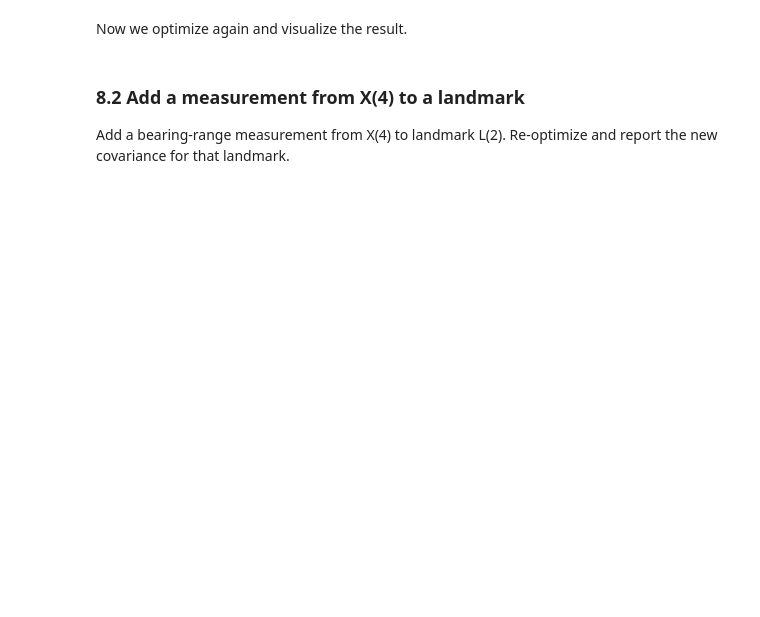
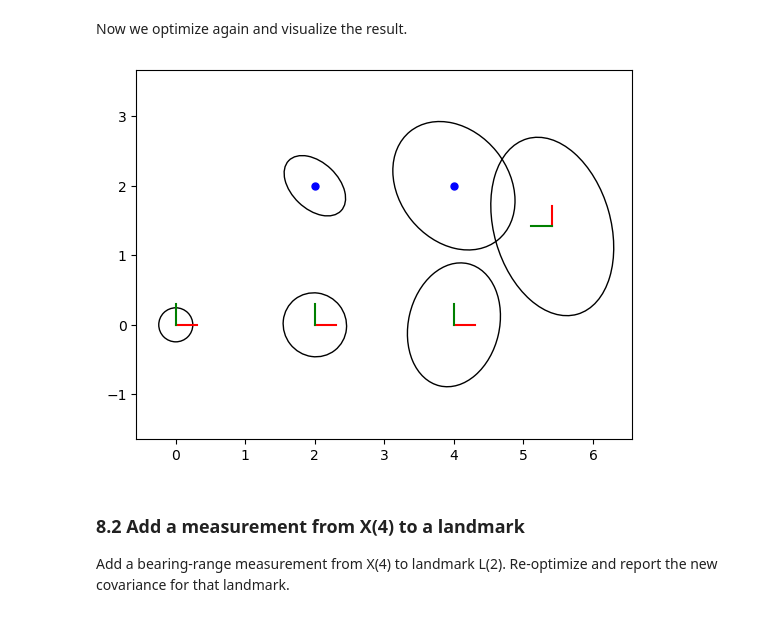
Before and after one commit to TUe-4TB00/graph-slam-graded-Sam-M33, a Jupyter notebook: assignment.ipynb, the cells around one changed output. Drawn from its saved outputs; the diff is of its cells as text; code cells hidden in the pictures; blank space fills up the shorter version.

Commit message:
add_landmark_measurement works

```diff
--- a/assignment.ipynb
+++ b/assignment.ipynb
@@ -308,20 +308,59 @@ tests/test_1b_add_pose.py::test_add_pose PASSED                          [100%]
 # %% [markdown]
 Now we optimize again and visualize the result.
 # %%
-# Optimize using Levenberg-Marquardt optimization.
+# === Optimize using Levenberg-Marquardt optimization. ===
+# Creating LM parameters (`gtsam.LevenbergMarquardtParams`). We'll use the defaults.
+params = gtsam.LevenbergMarquardtParams()
+# Creating the optimizer instance, providing the graph, initial estimate, and parameters.
+optimizer = gtsam.LevenbergMarquardtOptimizer(graph, initial_estimate, params)
 
-# Perform the optimization
+# === Perform the optimization ===
+# Running the optimization
+result = optimizer.optimize()
+
+# fig = plt.figure(1)
+# axes = fig.add_subplot()
+# axes = fig.axes[0]
+# # Plot 2D poses
+# poses : gtsam.Values = gtsam.utilities.allPose2s(result)
+# for key in poses.keys():
+#     pose = poses.atPose2(key)
+#     gp.plot_pose2_on_axes(axes, pose, axis_length=0.3)
+# # Plot 2D landmarks
+# landmarks : np.ndarray = gtsam.utilities.extractPoint2(result) # 2xn array
+# for landmark in landmarks:
+#     gp.plot_point2_on_axes(axes, landmark, linespec="b")
+# axes.set_aspect("equal", adjustable="datalim")
 
 
-# Calculate marginal covariances for all variables.
+# === Calculate marginal covariances for all variables. ===
+marginals = gtsam.Marginals(graph, result)
 
-# Visualize the updated factor graph
+# === Visualize the updated factor graph ===
+fig = plt.figure(2)
+axes = fig.add_subplot()
+axes = fig.axes[0]
 
+# === Plot 2D poses ===
+# Plot 2D poses
+poses = gtsam.utilities.allPose2s(result)
+for key in poses.keys():
+    pose = poses.atPose2(key)
+    covariance = marginals.marginalCovariance(key)
 
-# Plot 2D poses
+    gp.plot_pose2_on_axes(axes, pose, covariance=covariance, axis_length=0.3)
 
+# === Plot 2D landmarks ===
+# Plot 2D landmarks
+landmarks: np.ndarray = gtsam.utilities.extractPoint2(result)  # 2xn array
+for j, landmark in enumerate(landmarks):
+    gp.plot_point2_on_axes(axes, landmark, linespec="b")
+    covariance = marginals.marginalCovariance(L(j+1))
+    gp.plot_covariance_ellipse_2d(axes, landmark, covariance=covariance)
 
-# Plot 2D landmarks
+axes.set_aspect("equal", adjustable="datalim")
+# %% [output]
+[figure, added]
 # %% [markdown]
 ### 8.2 Add a measurement from X(4) to a landmark
 
```
Also changed, not shown: parts of 3 cells of this notebook, 1 other file.
